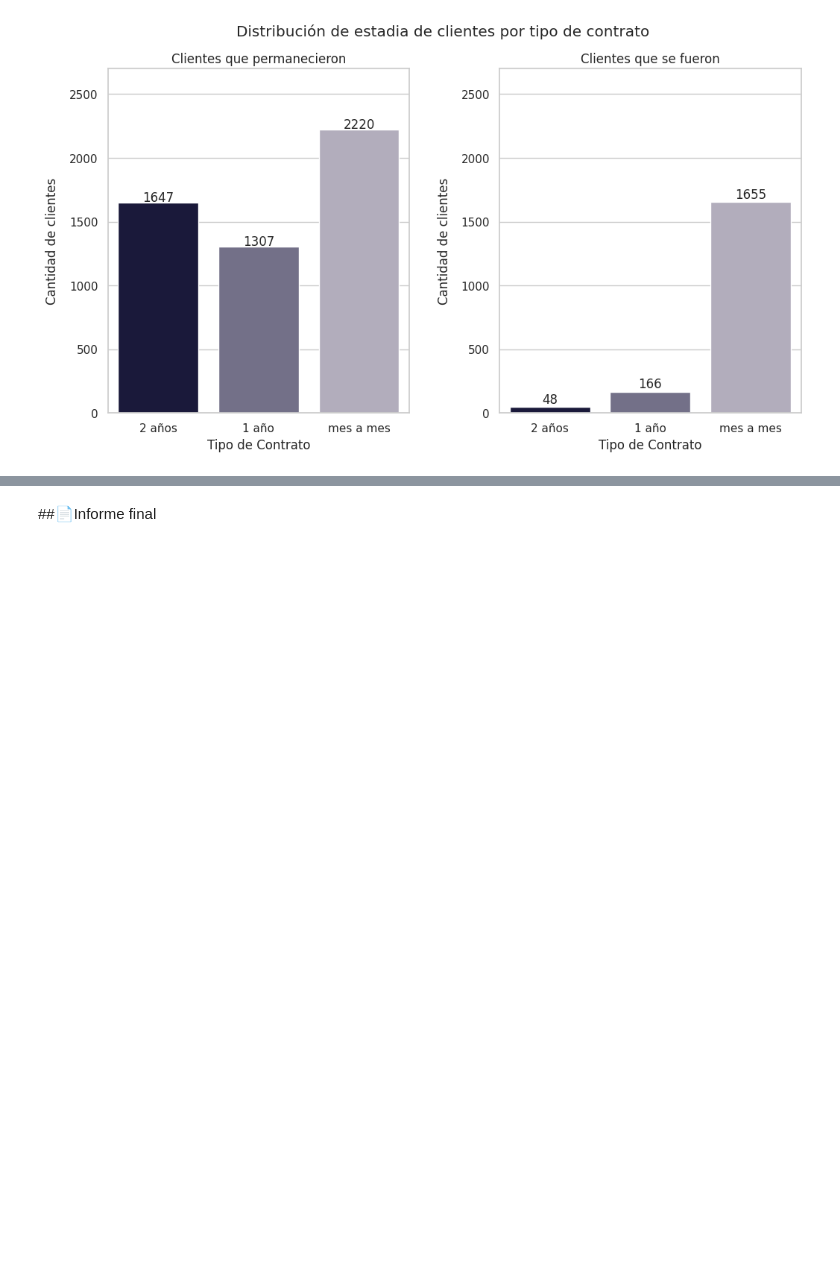
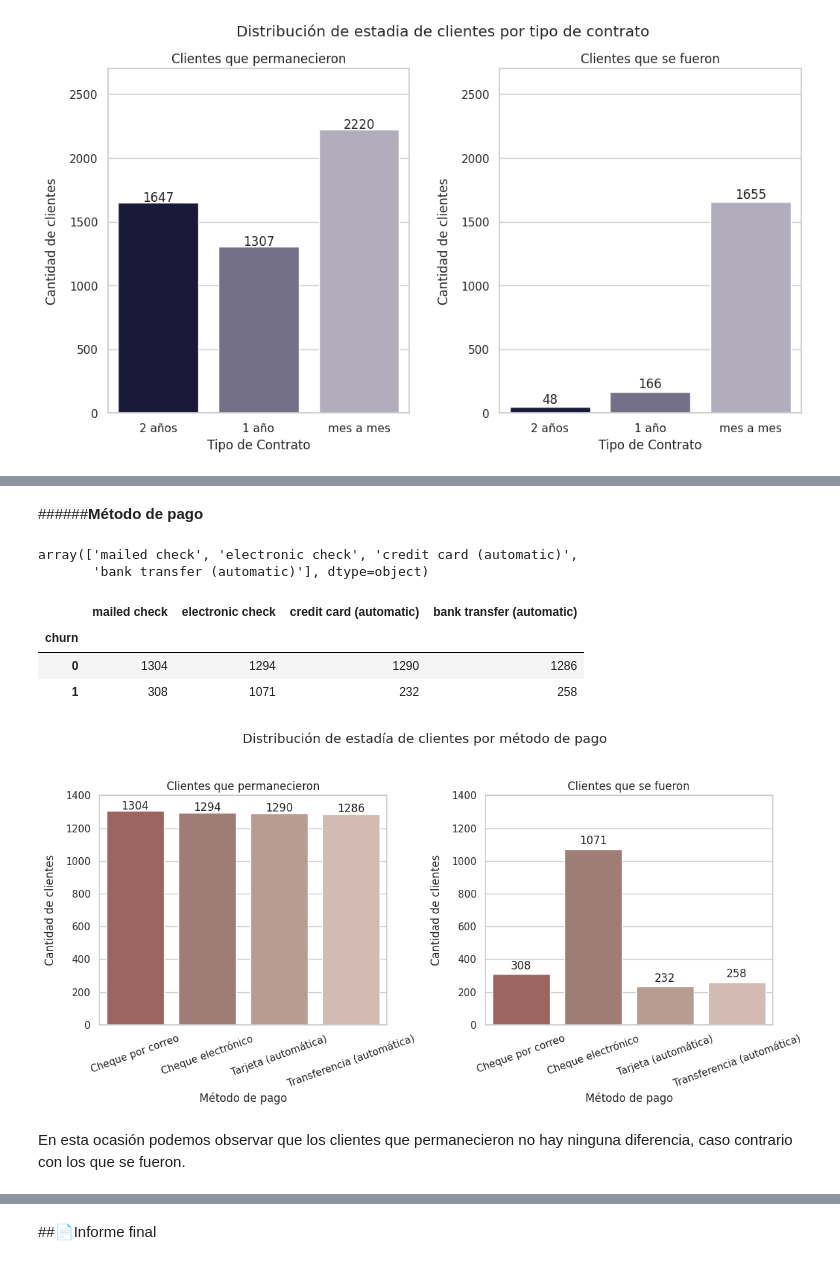
Before and after one commit to GP-Core/Telecom-X-Part-1, a Jupyter notebook: TelecomX_Part1-Gp-Core.ipynb, the cells around one changed output, grey strips where cells are left out. Saved outputs shown, nothing was run; the diff lists cells and outputs as text; code cells hidden in the pictures; blank space fills up the shorter version.

```diff
--- a/TelecomX_Part1-Gp-Core.ipynb
+++ b/TelecomX_Part1-Gp-Core.ipynb
@@ -509,8 +514,10 @@ datos_norm['contract'].unique()
 # %% [output]
 array(['one year', 'month-to-month', 'two year'], dtype=object)
 # %%
-contrato_data = pd.DataFrame({'two year':datos_norm[datos_norm['contract'] == 'two year']['churn'].value_counts(),'one year':datos_norm[datos_norm['contract'] == 'one year']['churn'].value_counts(),
-                            'month-to-month':datos_norm[datos_norm['contract'] == 'month-to-month']['churn'].value_counts()})
+contrato_data = pd.DataFrame({
+            'two year':datos_norm[datos_norm['contract'] == 'two year']['churn'].value_counts(),
+            'one year':datos_norm[datos_norm['contract'] == 'one year']['churn'].value_counts(),
+             'month-to-month':datos_norm[datos_norm['contract'] == 'month-to-month']['churn'].value_counts()})
 contrato_data
 # %% [output]
 |  | two year | one year | month-to-month |
@@ -568,0 +587,74 @@ plt.show()
+# %% [markdown]
+######**Método de pago**
+# %%
+datos_norm['payment_method'].unique()
+# %% [output]
+array(['mailed check', 'electronic check', 'credit card (automatic)',
+       'bank transfer (automatic)'], dtype=object)
+# %%
+metodo_data = pd.DataFrame({
+    'mailed check': datos_norm[datos_norm['payment_method'] == 'mailed check']['churn'].value_counts(),
+    'electronic check': datos_norm[datos_norm['payment_method'] == 'electronic check']['churn'].value_counts(),
+    'credit card (automatic)': datos_norm[datos_norm['payment_method'] == 'credit card (automatic)']['churn'].value_counts(),
+    'bank transfer (automatic)': datos_norm[datos_norm['payment_method'] == 'bank transfer (automatic)']['churn'].value_counts()
+})
+metodo_data
+# %% [output]
+|  | mailed check | electronic check | credit card (automatic) | bank transfer (automatic) |
+| churn |  |  |  |  |
+| 0 | 1304 | 1294 | 1290 | 1286 |
+| 1 | 308 | 1071 | 232 | 258 |
+# %%
+sns.set_theme(style='whitegrid')
+# Configurando el gráfico
+fig, ax = plt.subplots(1, 2, figsize=(12, 6))
+fig.subplots_adjust(hspace=0.5, wspace=0.3)
+
+fig.suptitle('Distribución de estadía de clientes por método de pago')
+
+# Gráfico para los clientes que permanecieron
+sns.barplot(
+    x=metodo_data.columns,
+    y=[metodo_data['mailed check'][0], metodo_data['electronic check'][0], metodo_data['credit card (automatic)'][0], metodo_data['bank transfer (automatic)'][0]],
+    palette=['#A65D56', '#A6796F', '#BF988A', '#D9B9AD'],
+    hue=['Cheque por correo', 'Cheque electrónico', 'Tarjeta (automática)', 'Transferencia (automática)'],
+    legend=False,
+    ax=ax[0]
+)
+ax[0].set_title('Clientes que permanecieron')
+ax[0].set_xticks([0, 1, 2, 3])
+ax[0].set_xticklabels(['Cheque por correo', 'Cheque electrónico', 'Tarjeta (automática)', 'Transferencia (automática)'], rotation=20)
+ax[0].set_xlabel('Método de pago')
+ax[0].set_ylabel('Cantidad de clientes', labelpad=10.0)
+for i, j in enumerate([metodo_data['mailed check'][0], metodo_data['electronic check'][0], metodo_data['credit card (automatic)'][0], metodo_data['bank transfer (automatic)'][0]]):
+    ax[0].text(i, j + 10, str(j), ha='center', fontsize=12)
+
+# Gráfico para los clientes que se fueron
+sns.barplot(
+    x=metodo_data.columns,
+    y=[metodo_data['mailed check'][1], metodo_data['electronic check'][1], metodo_data['credit card (automatic)'][1], metodo_data['bank transfer (automatic)'][1]],
+    palette=['#A65D56', '#A6796F', '#BF988A', '#D9B9AD'],
+    hue=['Cheque por correo', 'Cheque electrónico', 'Tarjeta (automática)', '(Transferencia (automática)'],
+    legend=False,
+    ax=ax[1]
+)
+ax[1].set_title('Clientes que se fueron')
+ax[1].set_xticks([0, 1, 2, 3])
+ax[1].set_xticklabels(['Cheque por correo', 'Cheque electrónico', 'Tarjeta (automática)', 'Transferencia (automática)'], rotation=20)
+ax[1].set_xlabel('Método de pago')
+ax[1].set_ylabel('Cantidad de clientes', labelpad=10.0)
+for i, j in enumerate([metodo_data['mailed check'][1], metodo_data['electronic check'][1], metodo_data['credit card (automatic)'][1], metodo_data['bank transfer (automatic)'][1]]):
+    ax[1].text(i, j + 30, str(j), ha='center', fontsize=12)
+
+ymin = 0
+ymax = 1400
+
+for a in ax.ravel():
+    a.set_ylim(ymin, ymax)
+fig.tight_layout(rect=[0, 0, 1, 0.95])
+plt.savefig('MetodoPago.png')
+plt.show()
+# %% [output]
+[figure, added]
+# %% [markdown]
+En esta ocasión podemos observar que los clientes que permanecieron no hay ninguna diferencia, caso contrario con los que se fueron.
```
Also changed, not shown: parts of 31 cells of this notebook.
